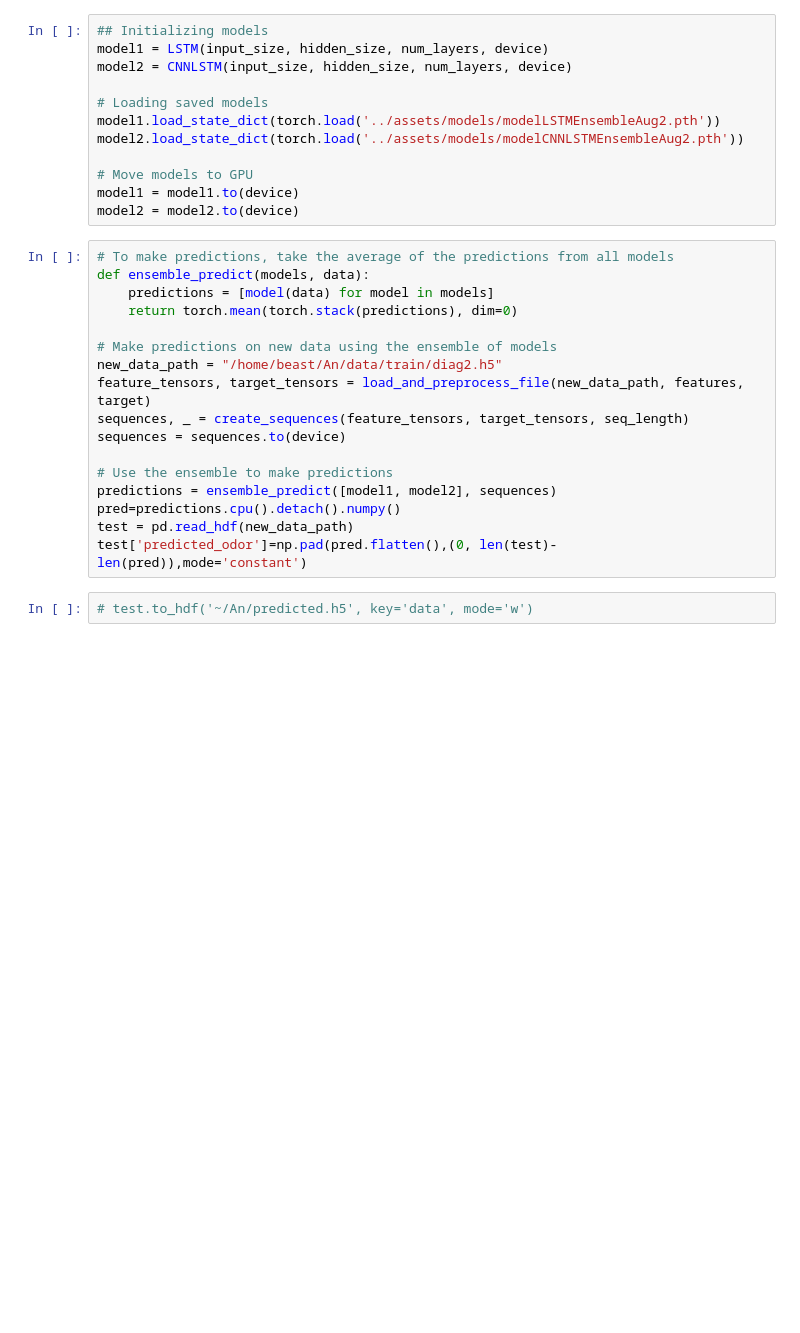
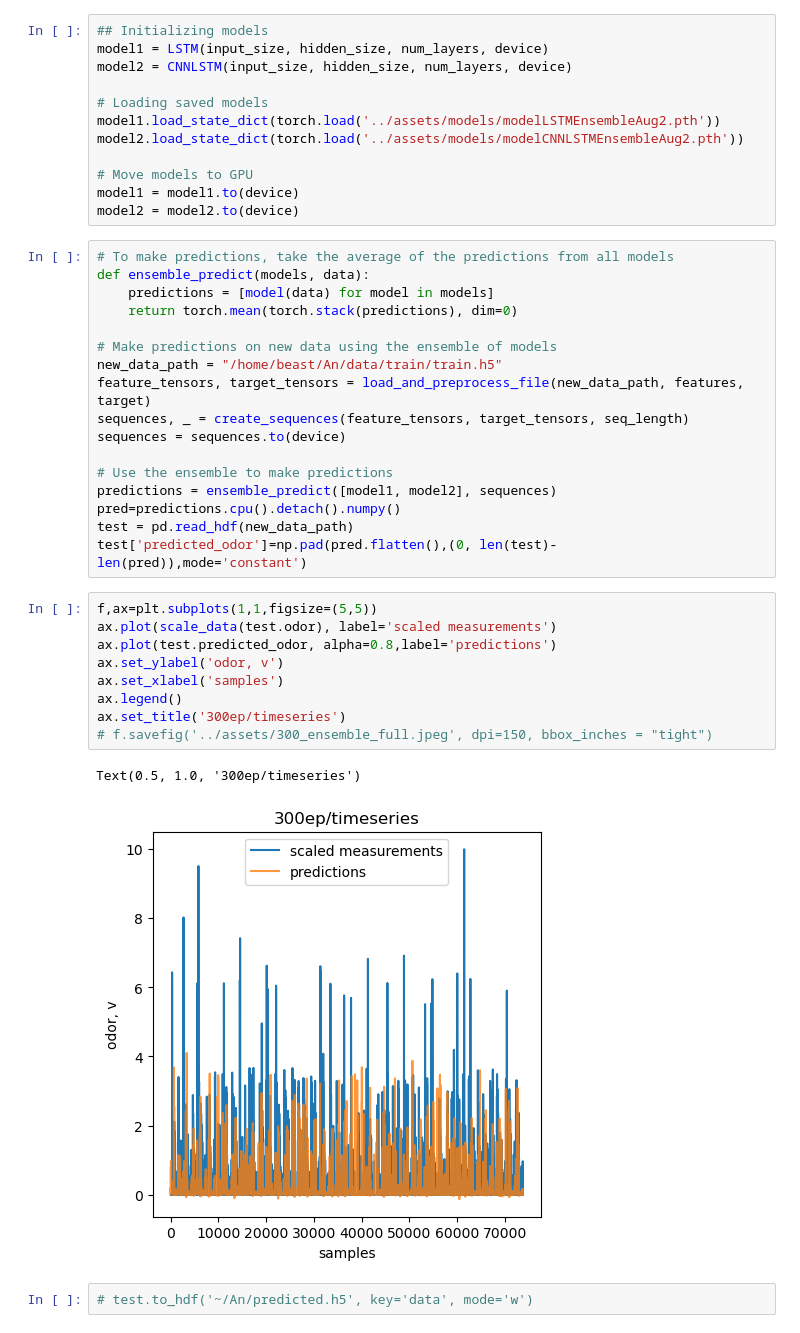
Before and after one commit to arunavanag591/COSMOS, a Jupyter notebook: train_time_series.ipynb, the cells around one changed output. Drawn from its saved outputs; the diff is of its cells as text; blank space fills up the shorter version.

```diff
--- a/train_time_series.ipynb
+++ b/train_time_series.ipynb
@@ -365,7 +380,7 @@ def ensemble_predict(models, data):
     return torch.mean(torch.stack(predictions), dim=0)
 
 # Make predictions on new data using the ensemble of models
-new_data_path = "/home/beast/An/data/train/diag2.h5"
+new_data_path = "/home/beast/An/data/train/train.h5"
 feature_tensors, target_tensors = load_and_preprocess_file(new_data_path, features, target)
 sequences, _ = create_sequences(feature_tensors, target_tensors, seq_length)
 sequences = sequences.to(device)
@@ -375,6 +390,18 @@ predictions = ensemble_predict([model1, model2], sequences)
 pred=predictions.cpu().detach().numpy()
 test = pd.read_hdf(new_data_path)
 test['predicted_odor']=np.pad(pred.flatten(),(0, len(test)-len(pred)),mode='constant')
+# %%
+f,ax=plt.subplots(1,1,figsize=(5,5))
+ax.plot(scale_data(test.odor), label='scaled measurements')
+ax.plot(test.predicted_odor, alpha=0.8,label='predictions')
+ax.set_ylabel('odor, v')
+ax.set_xlabel('samples')
+ax.legend()
+ax.set_title('300ep/timeseries')
+# f.savefig('../assets/300_ensemble_full.jpeg', dpi=150, bbox_inches = "tight")
+# %% [output]
+Text(0.5, 1.0, '300ep/timeseries')
+[figure, added]
 # %%
 # test.to_hdf('~/An/predicted.h5', key='data', mode='w')
 # %% [markdown]
```
Also changed, not shown: parts of 21 cells of this notebook, 3 other files.
